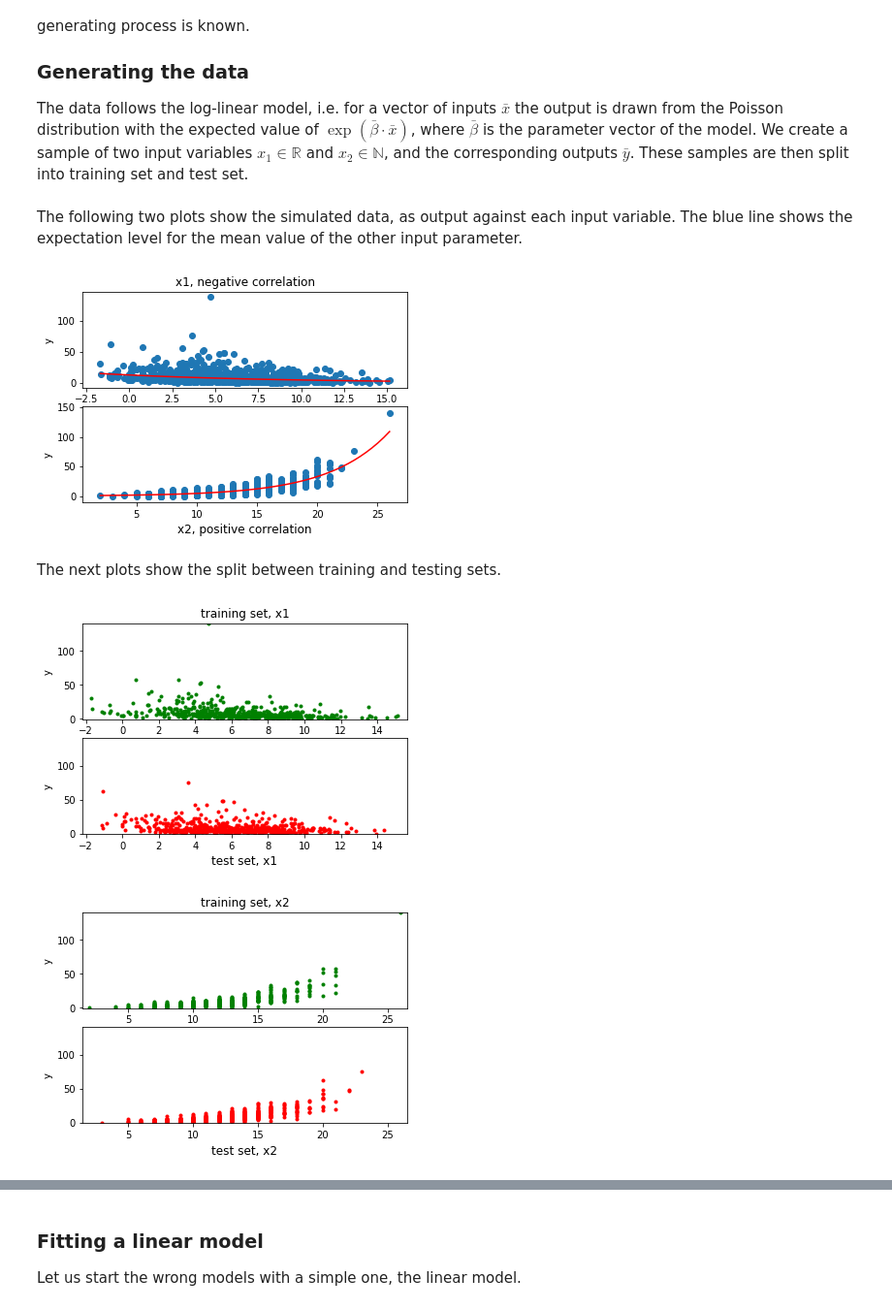
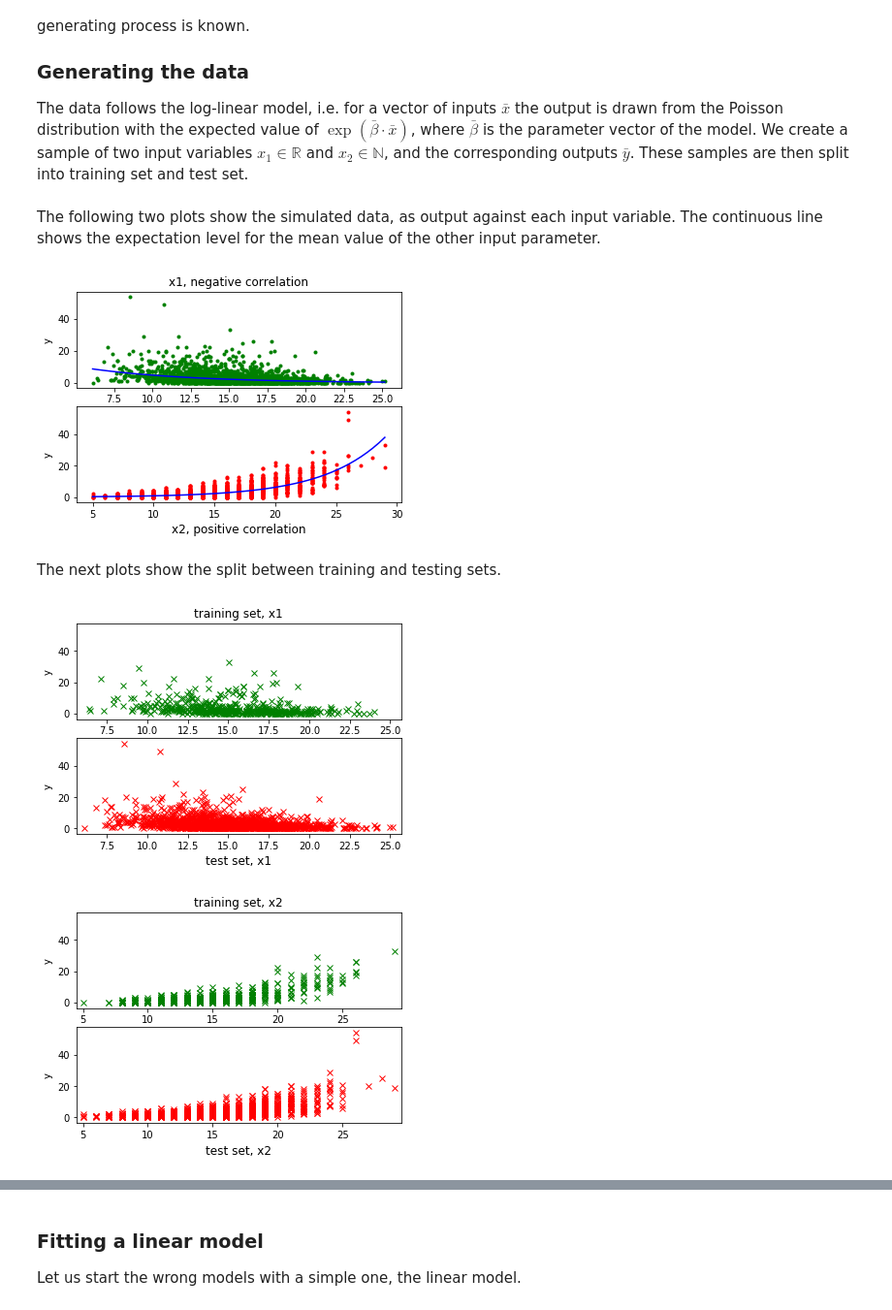
Before and after one commit to vuolankoinen/model-assumption-effects, a Jupyter notebook: simulate-log-linear-data.ipynb, the cells around one changed output, grey strips where cells are left out. Shown: that part at 97% size. Cells and saved outputs as stored; diff of their text form; code cells hidden in the pictures.

```diff
--- a/simulate-log-linear-data.ipynb
+++ b/simulate-log-linear-data.ipynb
@@ -15,36 +15,36 @@ import sklearn.model_selection as skl
 import statsmodels.api as sm
 
 
-# Sample size
-samples = 1000
+# Training sample size
+samples = 500
 
 ## Create the simulated data
 # True parameter values
-b0, b1, b2 = 0.1, -0.1, 0.2
+b0, b1, b2 = 0.1, -0.15, 0.2
 
 # Input variables
 np.random.seed(134)
-x1 = np.random.normal(6,3, samples)
-x2 = np.random.poisson(12.5, samples)
+x1 = np.random.normal(15,3, 4*samples)
+x2 = np.random.poisson(15, 4*samples)
 D = np.stack((x1,x2), axis=1)
 
 # Output variables from log-linear model
-y = np.random.poisson([np.exp(b0+b1*x1[a]+b2*x2[a]) for a in range(samples)])
+y = np.random.poisson([np.exp(b0+b1*x1[a]+b2*x2[a]) for a in range(4*samples)])
 # %% [markdown]
-The following two plots show the simulated data, as output against each input variable. The blue line shows the expectation level for the mean value of the other input parameter.
+The following two plots show the simulated data, as output against each input variable. The continuous line shows the expectation level for the mean value of the other input parameter.
 # %%
 plt.subplot(211)
-plt.plot(np.linspace(min(x1), max(x1)), [np.exp(b0+b1*a+b2*np.mean(x2)) for a in np.linspace(min(x1), max(x1))], 'r')
-plt.scatter(x1,y)
+plt.plot(np.linspace(min(x1), max(x1)), [np.exp(b0+b1*a+b2*np.mean(x2)) for a in np.linspace(min(x1), max(x1))], 'b')
+plt.scatter(x1,y, marker='.', c='g')
 plt.title('x1, negative correlation')
 plt.ylabel("y")
 plt.xlabel("x1")
 plt.subplot(212)
-plt.plot(np.linspace(min(x2), max(x2)), [np.exp(b0+b1*np.mean(x1)+b2*a) for a in np.linspace(min(x2), max(x2))], 'r')
+plt.plot(np.linspace(min(x2), max(x2)), [np.exp(b0+b1*np.mean(x1)+b2*a) for a in np.linspace(min(x2), max(x2))], 'b')
 plt.ylabel("y")
-plt.scatter(x2,y)
+plt.scatter(x2,y,marker='.',c='r')
 plt.title('x2, positive correlation', y=-.38)
 plt.show()
 # %% [output]
-[figure, old version]
+[figure, new version]
 # %%
@@ -53,38 +53,38 @@ train_X, test_X, train_y, test_y = skl.train_test_split(D, y, test_size=0.5)
 The next plots show the split between training and testing sets.
 # %%
 plt.subplot(211)
-plt.plot(train_X[:,0],train_y, 'g.')
+plt.plot(train_X[:,0],train_y, 'gx')
 plt.ylabel("y")
 plt.xlabel("x1")
 plt.xlim(min(x1)-0.5, max(x1)+0.5)
-plt.ylim(min(y)-0.5, max(y)+0.5)
+plt.ylim(min(y)-max(y)/15, max(y)+max(y)/15)
 plt.title('training set, x1')
 plt.subplot(212)
-plt.plot(test_X[:,0],test_y, 'r.')
+plt.plot(test_X[:,0],test_y, 'rx')
 plt.ylabel("y")
 plt.xlim(min(x1)-0.5, max(x1)+0.5)
-plt.ylim(min(y)-0.5, max(y)+0.5)
+plt.ylim(min(y)-max(y)/15, max(y)+max(y)/15)
 plt.title('test set, x1', y=-0.38)
 plt.show()
 # %% [output]
-[figure, old version]
+[figure, new version]
 # %%
 plt.subplot(211)
-plt.plot(train_X[:,1],train_y, 'g.')
+plt.plot(train_X[:,1],train_y, 'gx')
 plt.xlim(min(x2)-0.5, max(x2)+0.5)
-plt.ylim(min(y)-0.5, max(y)+0.5)
+plt.ylim(min(y)-max(y)/15, max(y)+max(y)/15)
 plt.ylabel("y")
 plt.xlabel("x2")
 plt.title('training set, x2')
 plt.subplot(212)
-plt.plot(test_X[:,1],test_y, 'r.')
+plt.plot(test_X[:,1],test_y, 'rx')
 plt.xlim(min(x2)-0.5, max(x2)+0.5)
-plt.ylim(min(y)-0.5, max(y)+0.5)
+plt.ylim(min(y)-max(y)/15, max(y)+max(y)/15)
 plt.ylabel("y")
 plt.title('test set, x2', y=-0.39)
 plt.show()
 # %% [output]
-[figure, old version]
+[figure, new version]
 # %% [markdown]
 ### Fitting a log-linear model to the data
 
```
Also changed, not shown: parts of 9 cells of this notebook.
